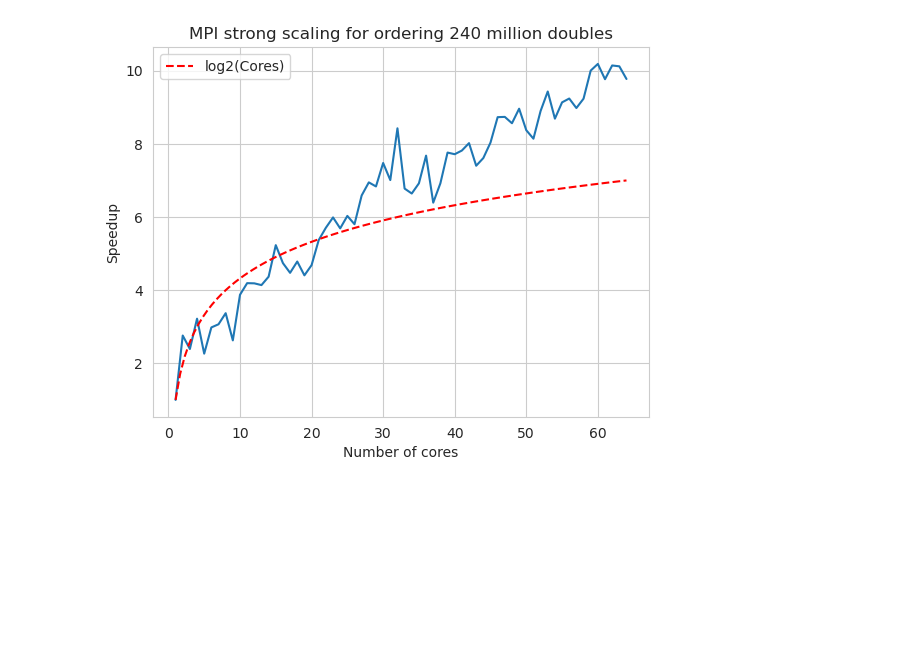
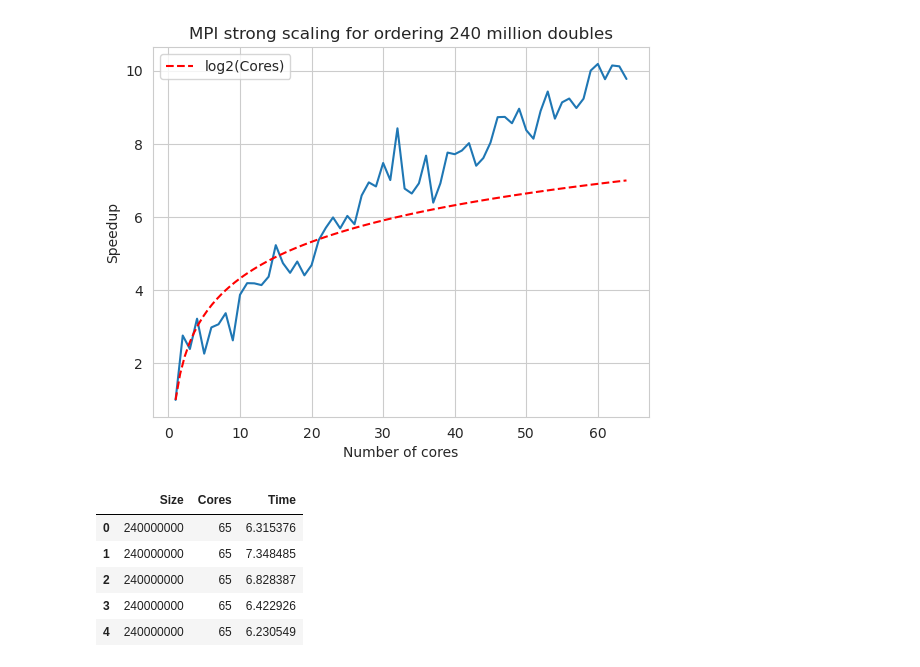
Before and after one commit to ValentinisAlessio/HPC_final_project, a Jupyter notebook: exercise2/plots/smpi.ipynb, the cells around one changed output. Saved outputs shown, nothing was run; the diff lists cells and outputs as text; code cells hidden in the pictures; blank space fills up the shorter version.

```diff
--- a/exercise2/plots/smpi.ipynb
+++ b/exercise2/plots/smpi.ipynb
@@ -69,3 +69,13 @@ plt.legend()
 plt.show()
 # %% [output]
 [figure]
+# %%
+df1 = pd.read_csv('../data/smpi2_timings240000000.csv')
+df1.head()
+# %% [output]
+|  | Size | Cores | Time |
+| 0 | 240000000 | 65 | 6.315376 |
+| 1 | 240000000 | 65 | 7.348485 |
+| 2 | 240000000 | 65 | 6.828387 |
+| 3 | 240000000 | 65 | 6.422926 |
+| 4 | 240000000 | 65 | 6.230549 |
```
Also changed, not shown: parts of 1 cell of this notebook, 7 other files.
